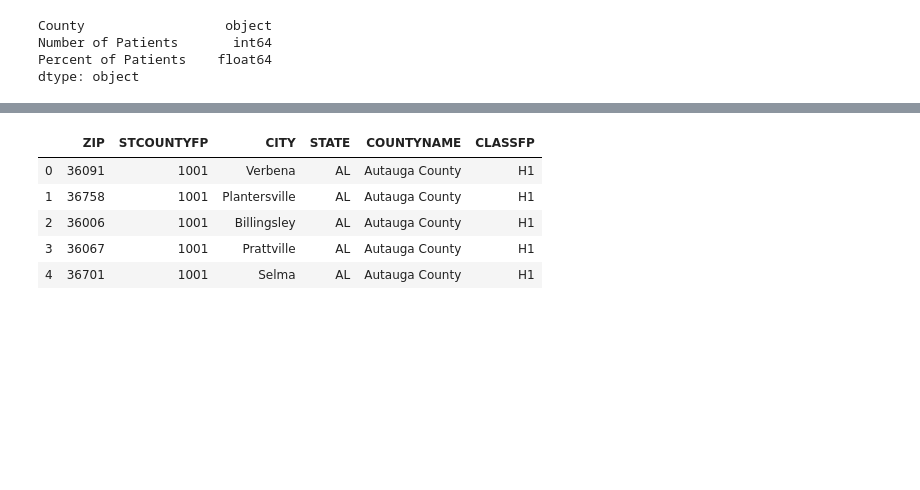
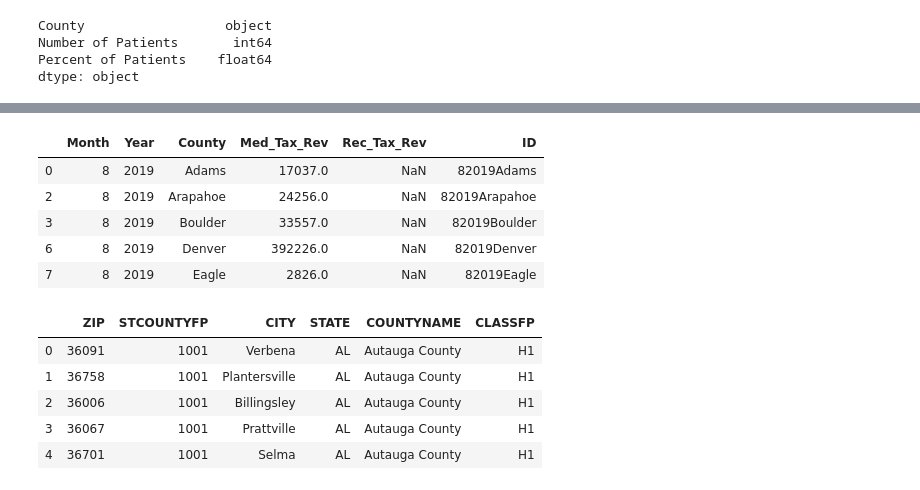
Before and after one commit to jamesa820/PROJECT2_ETL, a Jupyter notebook: ETL.ipynb, the cells around one changed output, grey strips where cells are left out. Cells and saved outputs as stored; diff of their text form; code cells hidden in the pictures; blank space fills up the shorter version.

```diff
--- a/ETL.ipynb
+++ b/ETL.ipynb
@@ -89,3 +130,15 @@ tax_revenue.head()
+# %%
+#Dropped all rows with NaN in both Med_Tax_Rev and Rec_Tax_Rev
+
+clean_taxes = simple_taxes.dropna(how="all", subset=["Med_Tax_Rev","Rec_Tax_Rev"])
+clean_taxes.head()
+# %% [output]
+|  | Month | Year | County | Med_Tax_Rev | Rec_Tax_Rev | ID |
+| 0 | 8 | 2019 | Adams | 17037.0 | NaN | 82019Adams |
+| 2 | 8 | 2019 | Arapahoe | 24256.0 | NaN | 82019Arapahoe |
+| 3 | 8 | 2019 | Boulder | 33557.0 | NaN | 82019Boulder |
+| 6 | 8 | 2019 | Denver | 392226.0 | NaN | 82019Denver |
+| 7 | 8 | 2019 | Eagle | 2826.0 | NaN | 82019Eagle |
 # %%
 zipcty = pd.read_csv('ZIP-COUNTY-FIPS_2018-03.csv')
 zipcty.head()
```
Also changed, not shown: parts of 12 cells of this notebook.
